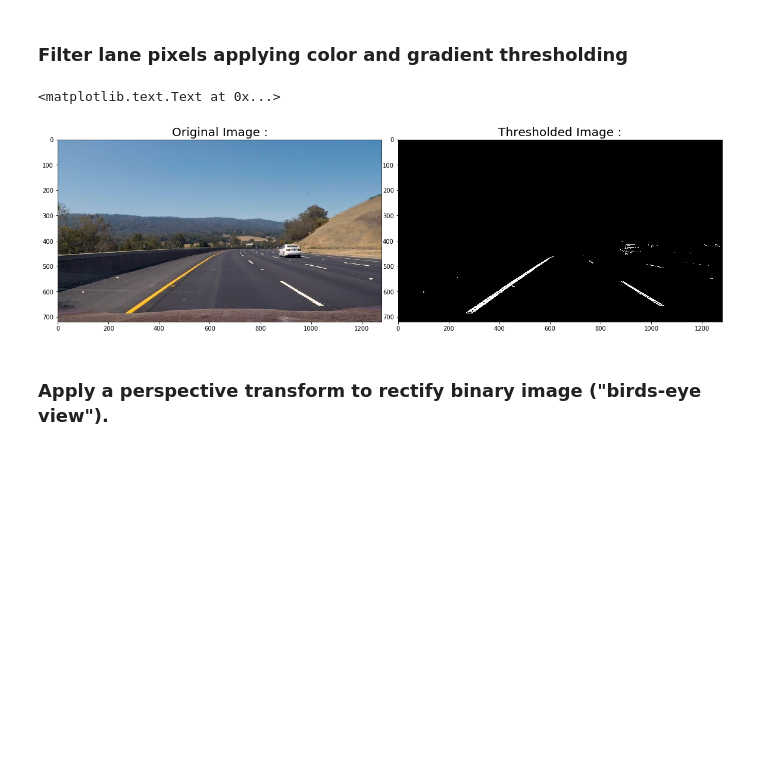
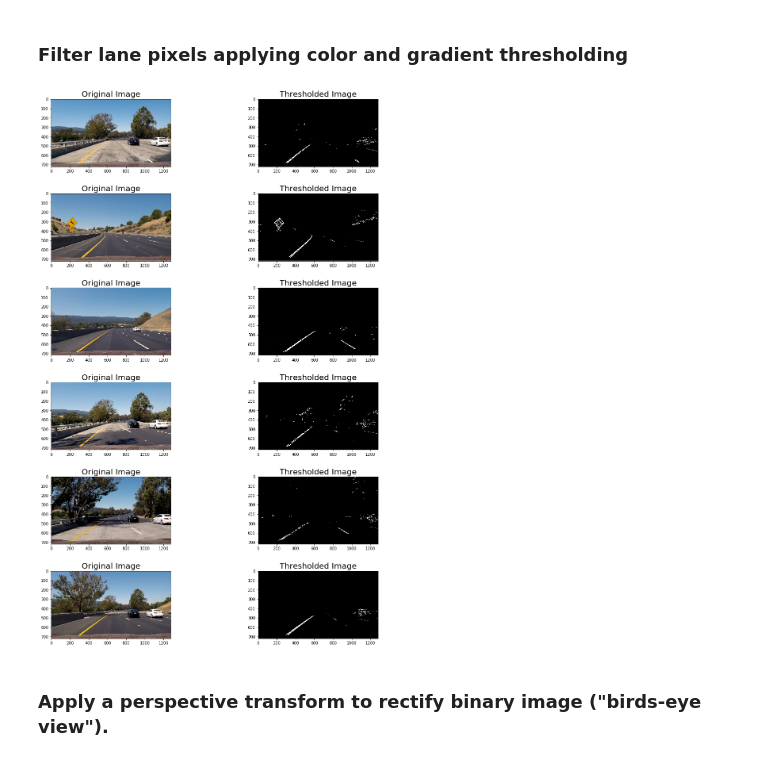
Before and after one commit to nav13n/carnd, a Jupyter notebook: CarND-Advanced-Lane-Lines/CarND-Advanced-Lane-Lines.ipynb, the cells around one changed output. Cells and saved outputs as stored; diff of their text form; code cells hidden in the pictures; blank space fills up the shorter version.

```diff
--- a/CarND-Advanced-Lane-Lines/CarND-Advanced-Lane-Lines.ipynb
+++ b/CarND-Advanced-Lane-Lines/CarND-Advanced-Lane-Lines.ipynb
@@ -193,20 +193,22 @@ def combined_threshold(img):
 
     return combined
 # %%
-# Load a test image to demonstrate thresholding
-test_image = cv2.imread('./test_images/test3.jpg')
-test_image = cv2.cvtColor(test_image, cv2.COLOR_BGR2RGB)
-thresholded_test_image = combined_threshold(test_image)
+# Load image to demonstrate thresholding
+image_names = glob.glob('./test_images/test*.jpg')
+fig, axes = plt.subplots(len(image_names), 2, figsize=(18,25))
+fig.subplots_adjust(hspace = .4, wspace=.08)
 
-fig, (ax1, ax2) = plt.subplots(1, 2, figsize=(20,10))
-fig.subplots_adjust(hspace = .2, wspace=.05)
-ax1.imshow(test_image)
-ax1.set_title('Original Image :', fontsize=20)
-ax2.imshow(thresholded_test_image,cmap = 'gray')
-ax2.set_title('Thresholded Image :', fontsize=20)
+for i, image_name in enumerate(image_names):
+    test_image = cv2.imread(image_name)
+    test_image = cv2.cvtColor(test_image, cv2.COLOR_BGR2RGB)
+    thresholded_test_image = combined_threshold(test_image)
+
+    axes[i][0].imshow(test_image)
+    axes[i][0].set_title('Original Image', fontsize=20)
+    axes[i][1].imshow(thresholded_test_image,cmap = 'gray')
+    axes[i][1].set_title('Thresholded Image', fontsize=20)
 # %% [output]
-<matplotlib.text.Text at 0x...>
-[figure, old version]
+[figure, new version]
 # %% [markdown]
 ### Apply a perspective transform to rectify binary image ("birds-eye view").
 # %%
```
Also changed, not shown: parts of 6 cells of this notebook, 7 other files.
